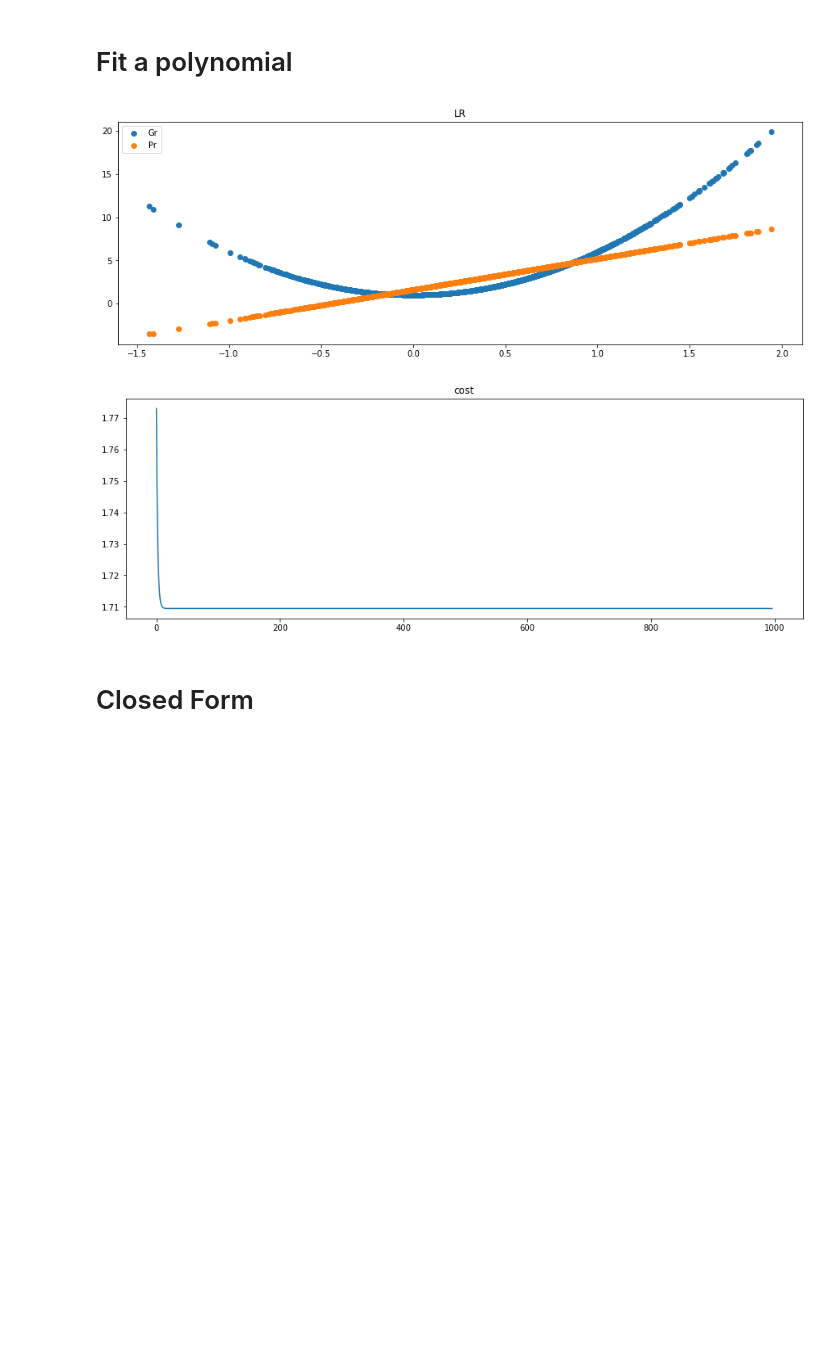
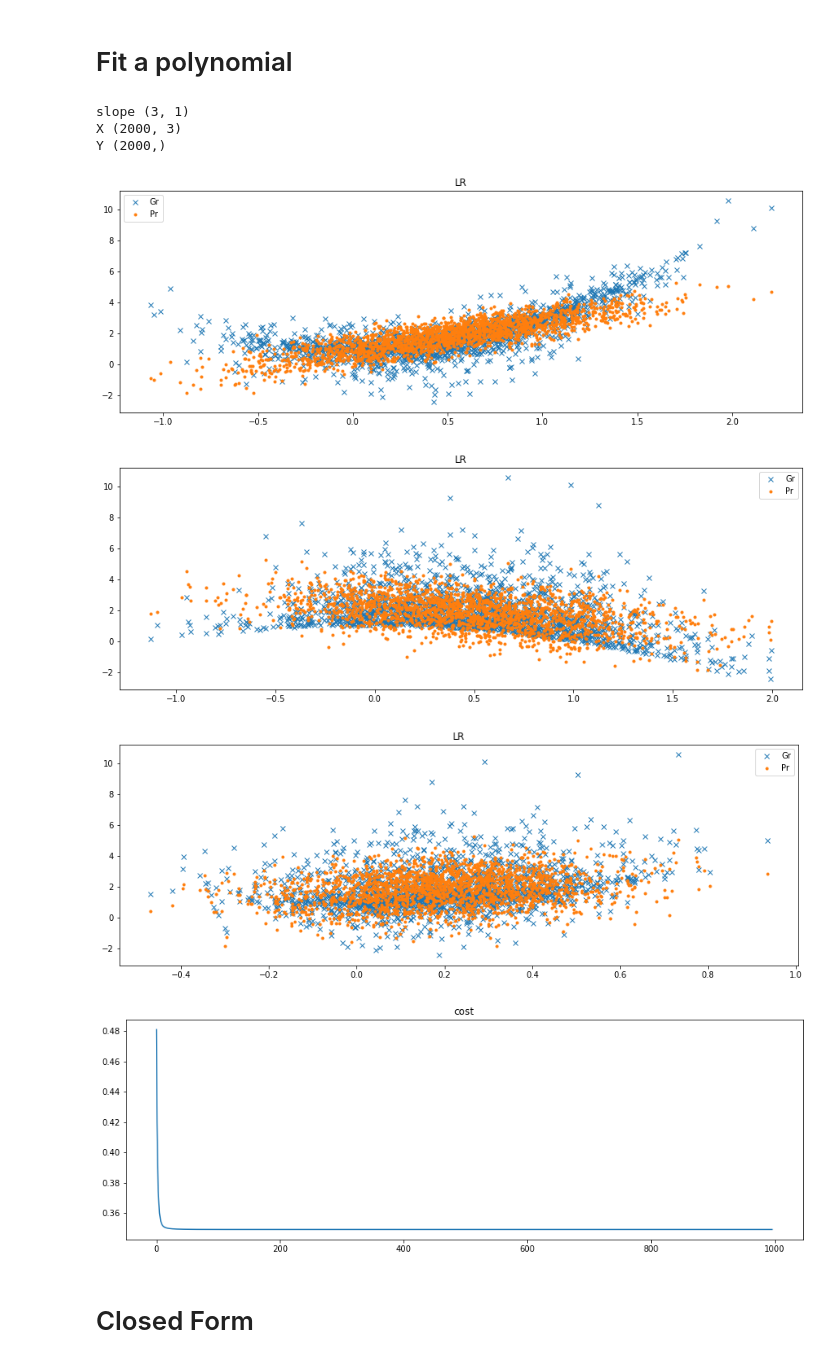
Before and after one commit to raminAudio/MLAlgoNumpy, a Jupyter notebook: Linear_Regression.ipynb, the cells around one changed output. Cells and saved outputs as stored; diff of their text form; code cells hidden in the pictures; blank space fills up the shorter version.

```diff
--- a/Linear_Regression.ipynb
+++ b/Linear_Regression.ipynb
@@ -97,8 +97,9 @@ class LinearRegression():
         self.costs = []
 
     def fit(self, X, Y, W, b):
+        m,k = X.shape
         m =  len(Y)
-        X = X.reshape(m,1)
+        X = X.reshape(m,k)
         Y = Y.reshape(m,1)
         for i in range(self.iter_):
             y_pred = X.dot(W) + b
@@ -162,27 +190,74 @@ Y = slope * X**2 + intercept
+# %%
+m = 2000
+num_feats = 3
+X1 = np.random.randn(m)/2 + .5
+slope1 = 2
+intercept = 1
+
+X2 = np.random.randn(m)/2+ .5
+slope2 = -1
+
+X3 = np.random.randn(m)/5+ 0.2
+slope3 = 4
+
+Y = (slope1 * X1**2 ) + (slope2 * X2**2)  + (slope3 * X3**2) + intercept
+# or in matrix form
+slope = np.vstack([slope1,slope2,slope3])
+X = np.vstack([X1,X2,X3]).T
+
+print("slope",slope.shape)
+print("X",X.shape)
+print("Y",Y.shape)
+
+
+Y2 = (X**2)@slope+intercept
+Y2 = Y2.squeeze()
+
+assert np.sum(Y- Y2) == 0
+# %% [output]
+slope (3, 1)
+X (2000, 3)
+Y (2000,)
 # %%
 LReg = LinearRegression(iteration=1000,learning_rate=1)
-w = np.random.randn(1,1)
-b = np.zeros((1,1))
+w = np.random.randn(num_feats,1)
+b = np.random.randn(1,1)
 
 W,B = LReg.fit(X,Y,w,b)
-X = X.reshape(m,1)
-z = X.dot(W) + B
+X2 = X.reshape(m,num_feats)
+z = X2.dot(W) + B
+
 
 plt.figure(figsize=(15,5))
-plt.scatter(X,Y)
-plt.scatter(X,z)
+plt.plot(X2[:,0],Y,'x')
+plt.plot(X2[:,0],z,'.')
+plt.legend(['Gr','Pr'])
+plt.title('LR')
+
+plt.figure(figsize=(15,5))
+plt.plot(X2[:,1],Y,'x')
+plt.plot(X2[:,1],z,'.')
+plt.legend(['Gr','Pr'])
+plt.title('LR')
+plt.show()
+
+plt.figure(figsize=(15,5))
+plt.plot(X2[:,2],Y,'x')
+plt.plot(X2[:,2],z,'.')
 plt.legend(['Gr','Pr'])
 plt.title('LR')
 plt.show()
 
 plt.figure(figsize=(15,5))
 plt.plot(LReg.costs)
 
 plt.title('cost')
 plt.show()
 # %% [output]
-[figure, old version]
+[figure, new version]
-[figure, old version]
+[figure, new version]
+[figure, added]
+[figure, added]
 # %% [markdown]
 # Closed Form
 # %%
```
Also changed, not shown: parts of 6 cells of this notebook.
